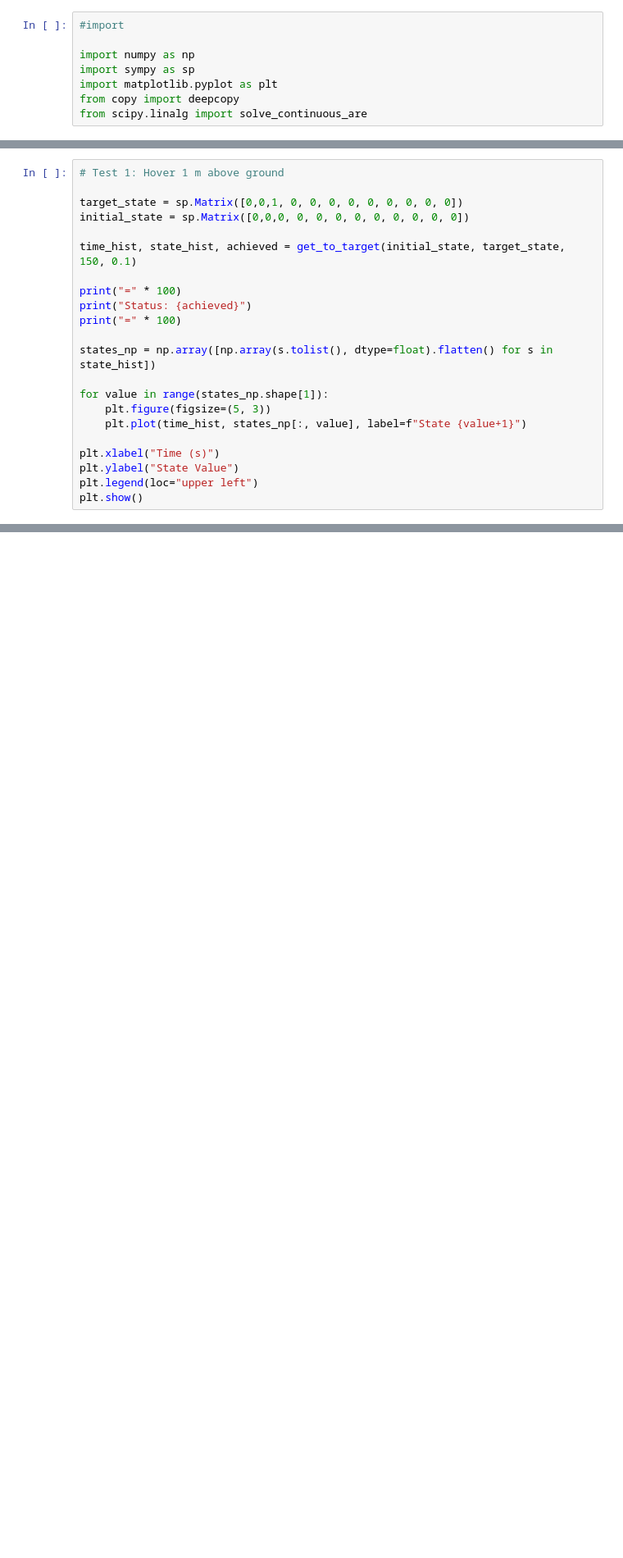
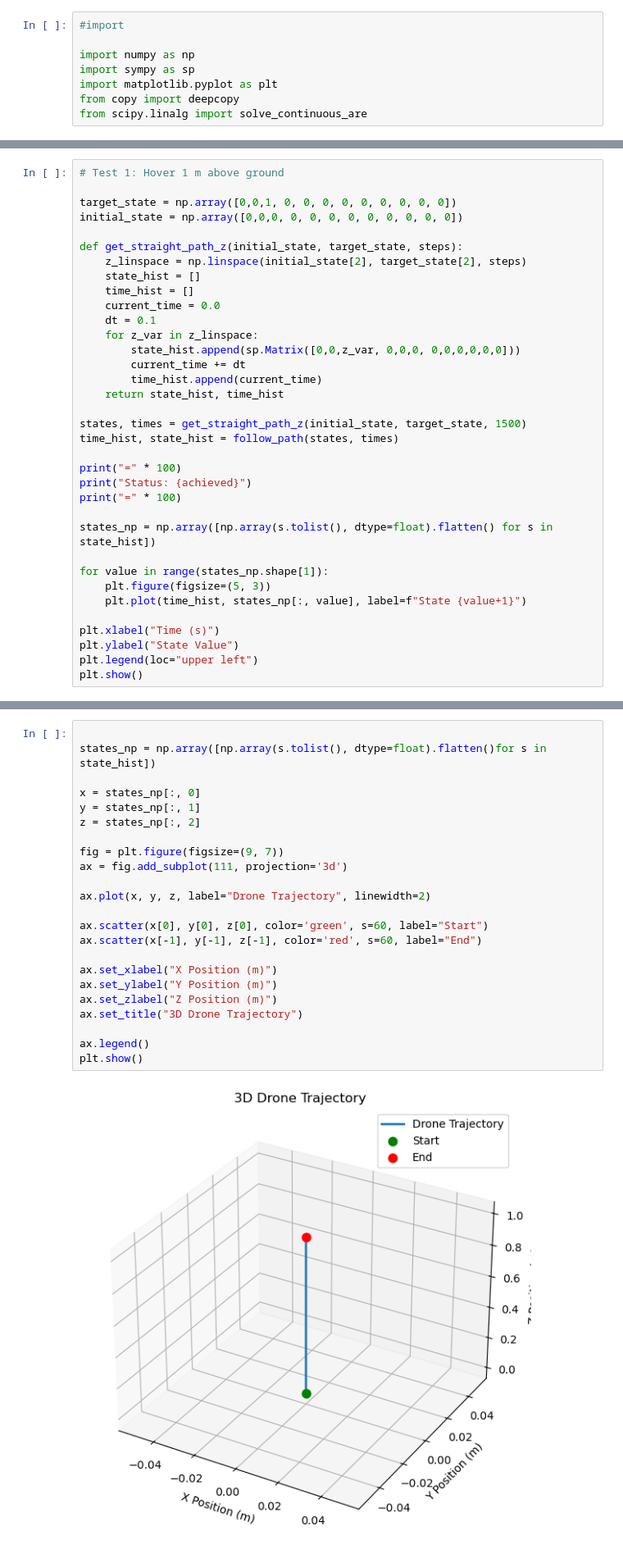
Before and after one commit to AhmedKhan04/AE352-Drone-Project, a Jupyter notebook: simulation.ipynb, the cells around one changed output, grey strips where cells are left out. Shown at 82% size. Cells and saved outputs as stored; diff of their text form; blank space fills up the shorter version.

```diff
--- a/simulation.ipynb
+++ b/simulation.ipynb
@@ -208,10 +214,23 @@ def follow_path(x_0, path_list, time):
 # %%
 # Test 1: Hover 1 m above ground
 
-target_state = sp.Matrix([0,0,1, 0, 0, 0, 0, 0, 0, 0, 0, 0])
-initial_state = sp.Matrix([0,0,0, 0, 0, 0, 0, 0, 0, 0, 0, 0])
+target_state = np.array([0,0,1, 0, 0, 0, 0, 0, 0, 0, 0, 0])
+initial_state = np.array([0,0,0, 0, 0, 0, 0, 0, 0, 0, 0, 0])
 
-time_hist, state_hist, achieved = get_to_target(initial_state, target_state, 150, 0.1)
+def get_straight_path_z(initial_state, target_state, steps):
+    z_linspace = np.linspace(initial_state[2], target_state[2], steps)
+    state_hist = []
+    time_hist = []
+    current_time = 0.0
+    dt = 0.1
+    for z_var in z_linspace:
+        state_hist.append(sp.Matrix([0,0,z_var, 0,0,0, 0,0,0,0,0,0]))
+        current_time += dt
+        time_hist.append(current_time)
+    return state_hist, time_hist
+
+states, times = get_straight_path_z(initial_state, target_state, 1500)
+time_hist, state_hist = follow_path(states, times)
 
 print("=" * 100)
 print("Status: {achieved}")
@@ -230,3 +265,28 @@ plt.show()
+# %%
+
+states_np = np.array([np.array(s.tolist(), dtype=float).flatten()for s in state_hist])
+
+x = states_np[:, 0]
+y = states_np[:, 1]
+z = states_np[:, 2]
+
+fig = plt.figure(figsize=(9, 7))
+ax = fig.add_subplot(111, projection='3d')
+
+ax.plot(x, y, z, label="Drone Trajectory", linewidth=2)
+
+ax.scatter(x[0], y[0], z[0], color='green', s=60, label="Start")
+ax.scatter(x[-1], y[-1], z[-1], color='red', s=60, label="End")
+
+ax.set_xlabel("X Position (m)")
+ax.set_ylabel("Y Position (m)")
+ax.set_zlabel("Z Position (m)")
+ax.set_title("3D Drone Trajectory")
+
+ax.legend()
+plt.show()
+# %% [output]
+[figure, added]
 # %%
 # Test 2: Circle
 
```
Also changed, not shown: parts of 9 cells of this notebook, 1 other file.
